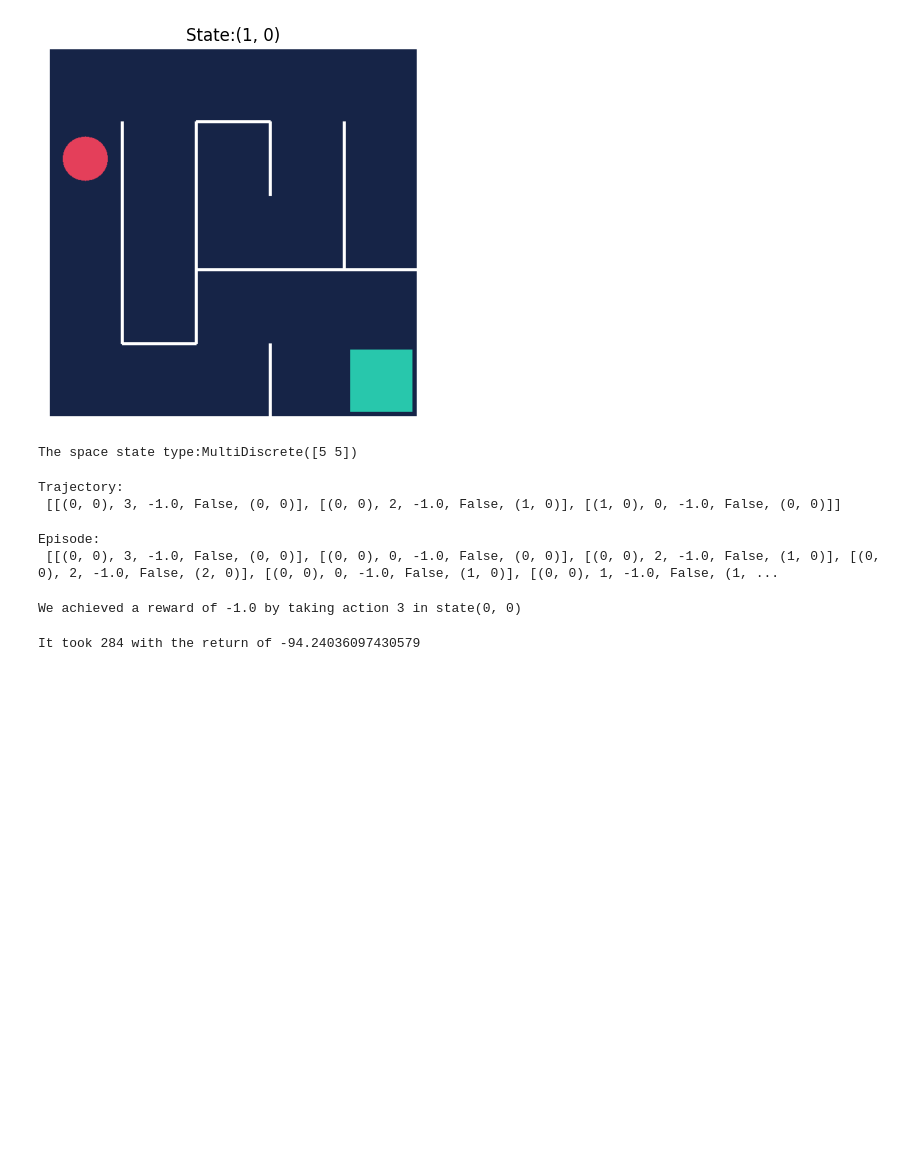
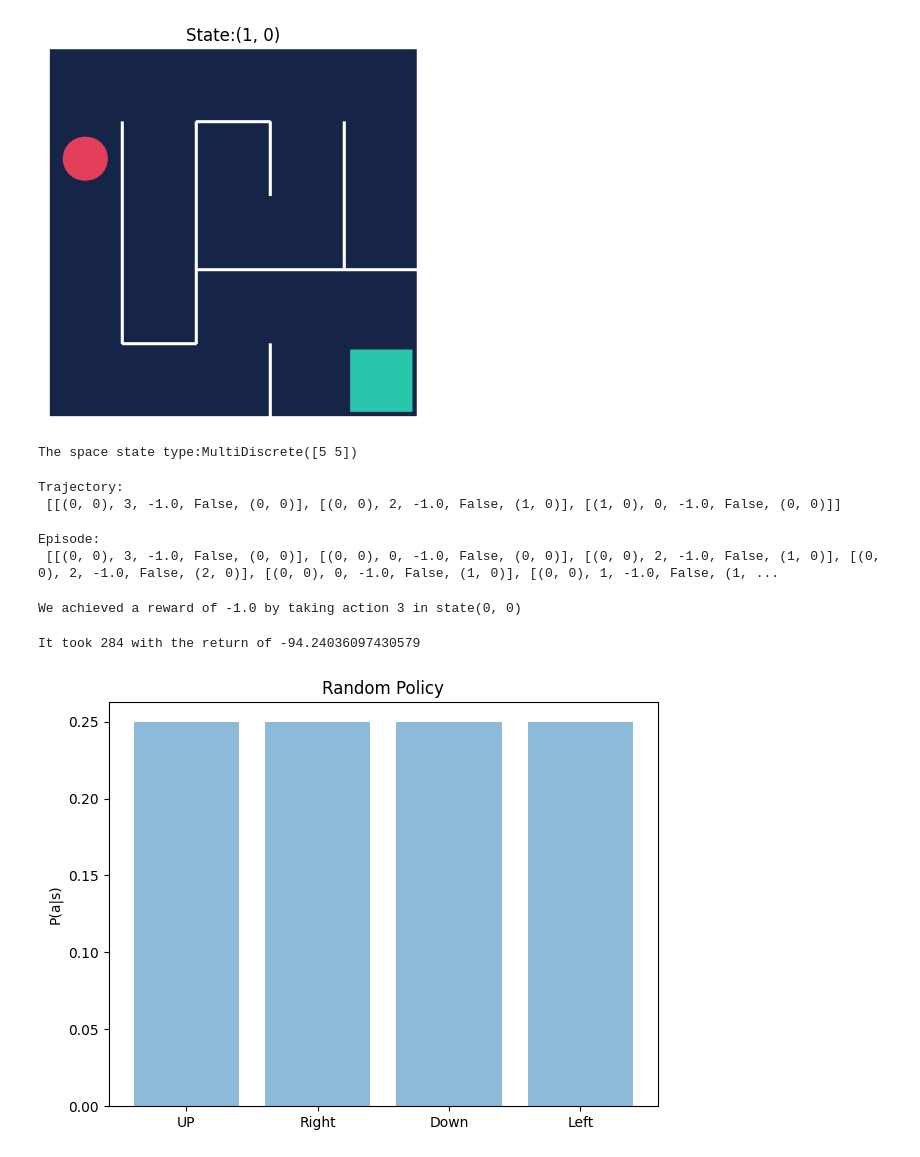
Before and after one commit to hasan814/MDP_ReinforcementLearning, a Jupyter notebook: MDP.ipynb, the cells around one changed output. Drawn from its saved outputs; the diff is of its cells as text; code cells hidden in the pictures; blank space fills up the shorter version.

Commit message:
Plot Random Policy

```diff
--- a/MDP.ipynb
+++ b/MDP.ipynb
@@ -89,3 +89,21 @@ env.close()
 print(f"""It took {t} with the return of {G_0}""")
 # %% [output]
 It took 284 with the return of -94.24036097430579
+# %%
+def random_policy(state):
+    return np.array([0.25]*4)
+env = Maze()
+state = env.reset()
+action_probabilities = random_policy(state)
+# %%
+objects = ('UP', 'Right', 'Down', 'Left')
+y_pos = np.arange(len(objects))
+
+plt.bar(y_pos, action_probabilities, alpha=0.5)
+plt.xticks(y_pos, objects)
+plt.ylabel('P(a|s)')
+plt.title('Random Policy')
+plt.tight_layout()
+plt.show()
+# %% [output]
+[figure, added]
```
Also changed, not shown: parts of 1 cell of this notebook.
